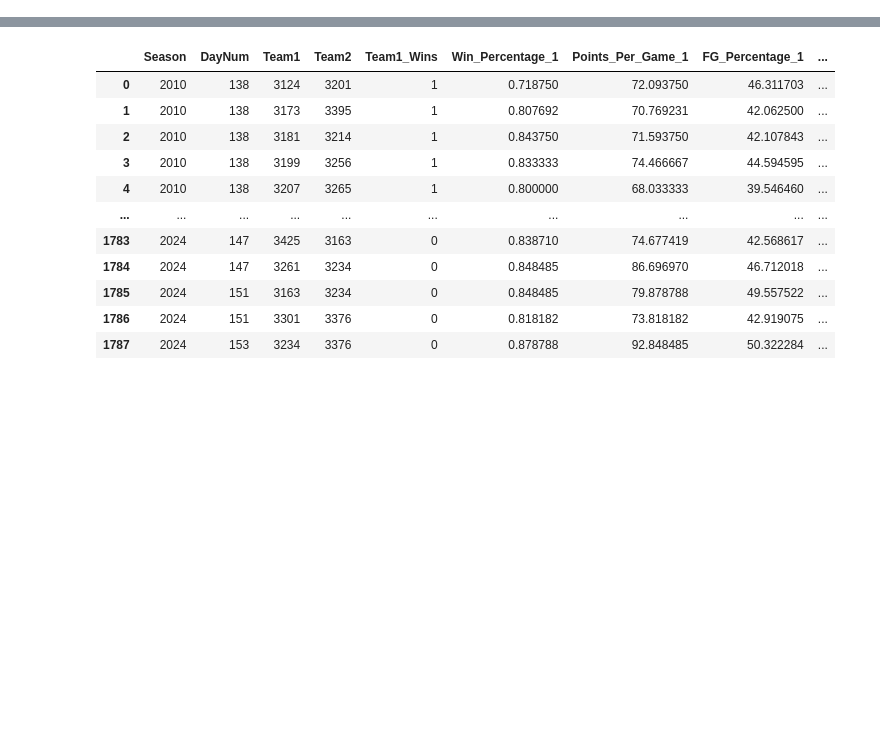
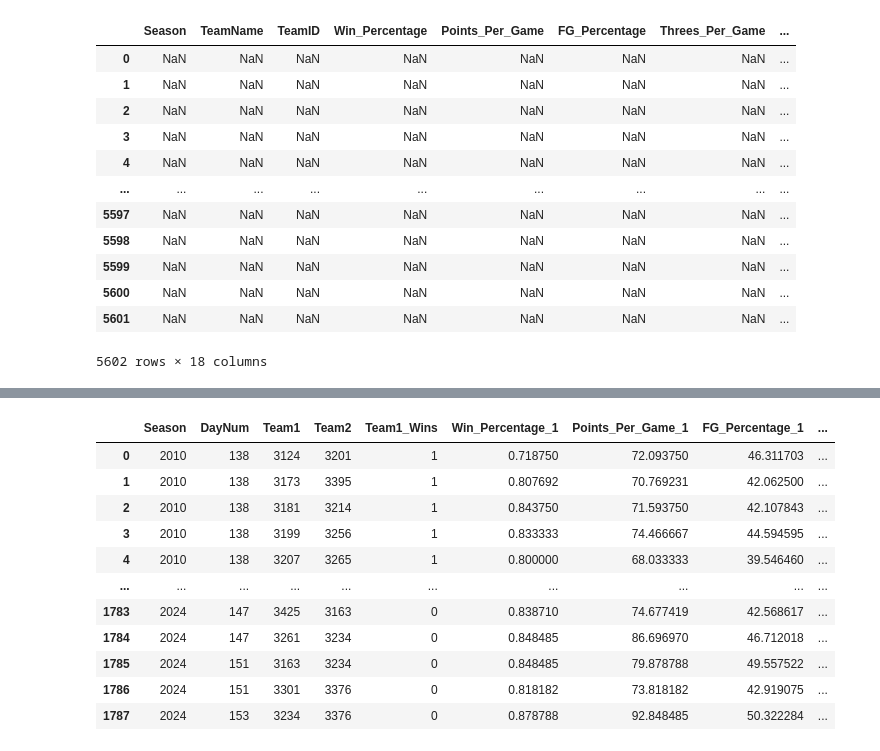
Before and after one commit to alexreid-14/March_ML_Mania_2025, a Jupyter notebook: preprocessing/ml/womens_ml_preprocessing.ipynb, the cells around one changed output, grey strips where cells are left out. Cells and saved outputs as stored; diff of their text form; code cells hidden in the pictures; blank space fills up the shorter version.

```diff
--- a/preprocessing/ml/womens_ml_preprocessing.ipynb
+++ b/preprocessing/ml/womens_ml_preprocessing.ipynb
@@ -3,6 +3,24 @@ import pandas as pd
 import numpy as np
 import os
 from pathlib import Path
+# %%
+
+stats_summary = pd.read_csv('../../data/preprocessing/womens_summary_season_data.csv')
+stats_summary[stats_summary.isnull()]
+# %% [output]
+|  | Season | TeamName | TeamID | Win_Percentage | Points_Per_Game | FG_Percentage | Threes_Per_Game | ... |
+| 0 | NaN | NaN | NaN | NaN | NaN | NaN | NaN | ... |
+| 1 | NaN | NaN | NaN | NaN | NaN | NaN | NaN | ... |
+| 2 | NaN | NaN | NaN | NaN | NaN | NaN | NaN | ... |
+| 3 | NaN | NaN | NaN | NaN | NaN | NaN | NaN | ... |
+| 4 | NaN | NaN | NaN | NaN | NaN | NaN | NaN | ... |
+| ... | ... | ... | ... | ... | ... | ... | ... | ... |
+| 5597 | NaN | NaN | NaN | NaN | NaN | NaN | NaN | ... |
+| 5598 | NaN | NaN | NaN | NaN | NaN | NaN | NaN | ... |
+| 5599 | NaN | NaN | NaN | NaN | NaN | NaN | NaN | ... |
+| 5600 | NaN | NaN | NaN | NaN | NaN | NaN | NaN | ... |
+| 5601 | NaN | NaN | NaN | NaN | NaN | NaN | NaN | ... |
+5602 rows × 18 columns
 # %%
 ## Add team metrics to regular season games to create dataset for supervised ML model
 pd.set_option("display.max_columns",None)
```
Also changed, not shown: parts of 1 cell of this notebook, 7 other files.
